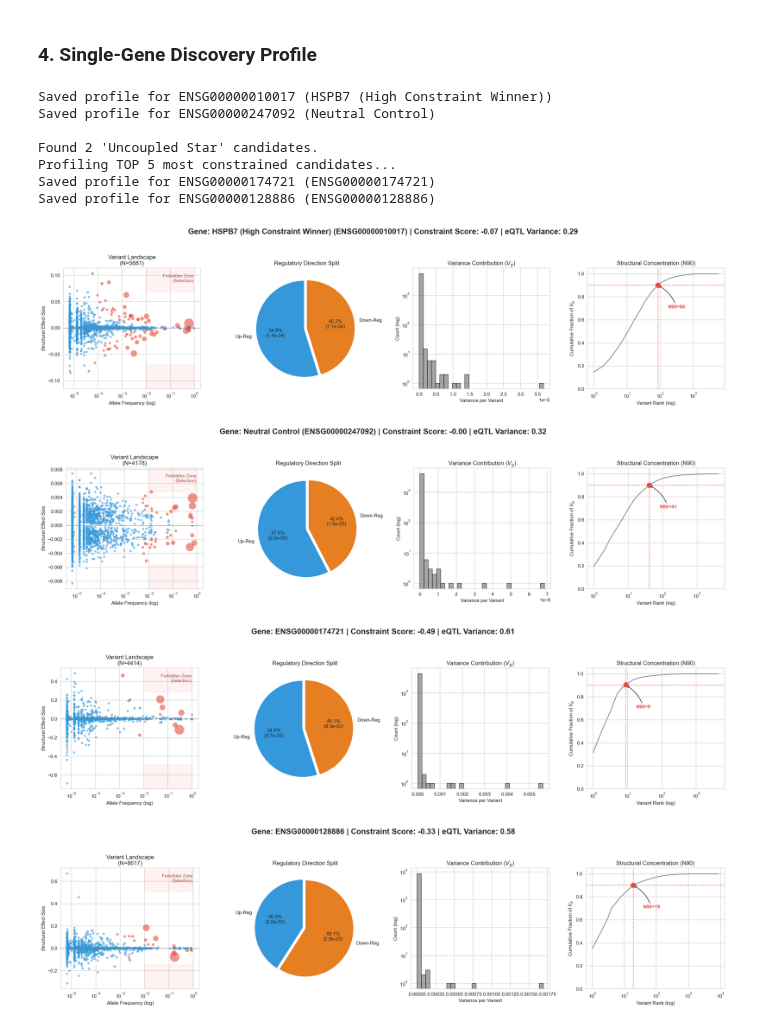
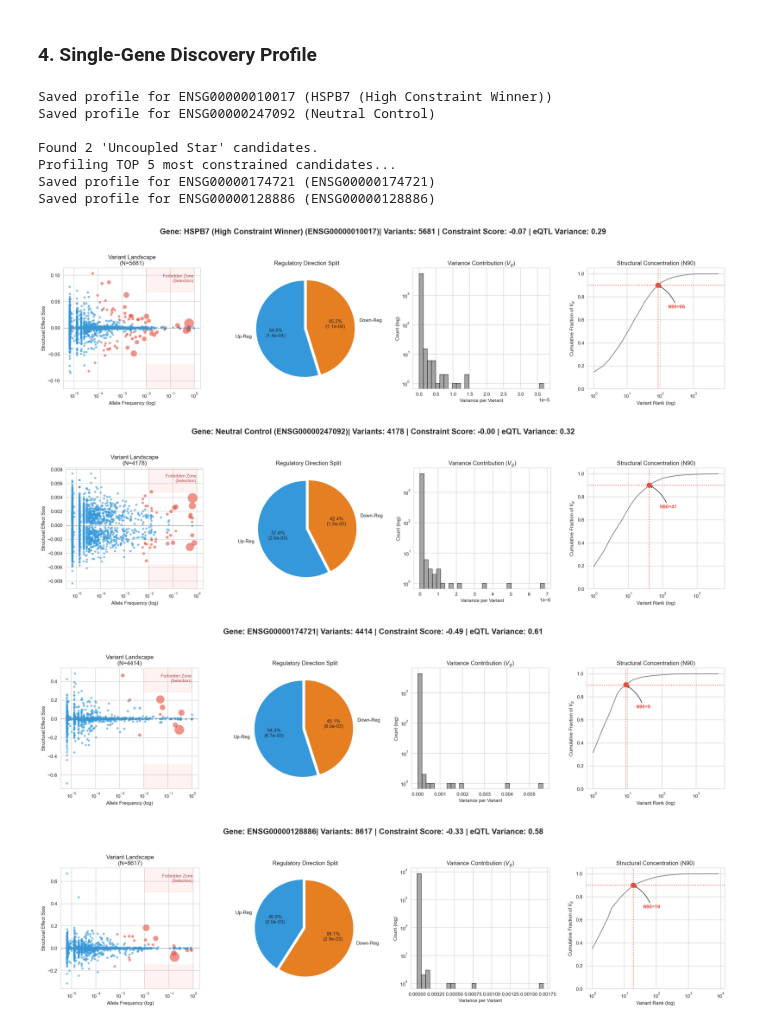
Before and after one commit to markus-marandi/in-silico-vg-analysis, a Jupyter notebook: 03_variance_coupled/variance_2801_coupled_variant_level.ipynb, the cells around one changed output. Cells and saved outputs as stored; diff of their text form; code cells hidden in the pictures.

```diff
--- a/03_variance_coupled/variance_2801_coupled_variant_level.ipynb
+++ b/03_variance_coupled/variance_2801_coupled_variant_level.ipynb
@@ -484,7 +483,7 @@ def plot_variant_profile(gene_id: str,
         header_text = f"Gene: {gene_name}"
         if gene_name != gene_id: header_text += f" ({gene_id})"
 
-        meta_text = ""
+        meta_text = f"| Variants: {total_variants}"
         if constraint_val is not None: meta_text += f" | Constraint Score: {constraint_val:.2f}"
         if veqtl_val is not None: meta_text += f" | eQTL Variance: {veqtl_val:.2f}"
 
@@ -538,35 +537,35 @@ for gid, gname in target_genes.items():
 
 if not uncoupled_hits.empty:
     print(f"\nFound {len(uncoupled_hits)} 'Uncoupled Star' candidates.")
     print("Profiling TOP 5 most constrained candidates...")
 
     top_stars = uncoupled_hits.sort_values('constraint_score').head(5)     # Sorting by Constraint Score (most negative first)
 
     for _, row in top_stars.iterrows():
         gid = row['gene_id']
 
         if gid in target_genes:
             continue
 
         plot_variant_profile(
             gene_id=gid,
             variant_df=variant_tables['background'],
             gene_name=gid,
             constraint_val=row['constraint_score'],
             veqtl_val=row['vg_eqtl']
         )
 else:
     print("No uncoupled candidates found to profile.")
 # %% [output]
 Saved profile for ENSG00000010017 (HSPB7 (High Constraint Winner))
 Saved profile for ENSG00000247092 (Neutral Control)
 
 Found 2 'Uncoupled Star' candidates.
 Profiling TOP 5 most constrained candidates...
 Saved profile for ENSG00000174721 (ENSG00000174721)
 Saved profile for ENSG00000128886 (ENSG00000128886)
-[figure, old version]
+[figure, new version]
-[figure, old version]
+[figure, new version]
-[figure, old version]
+[figure, new version]
-[figure, old version]
+[figure, new version]
 # %% [markdown]
```
Also changed, not shown: parts of 2 cells of this notebook.
